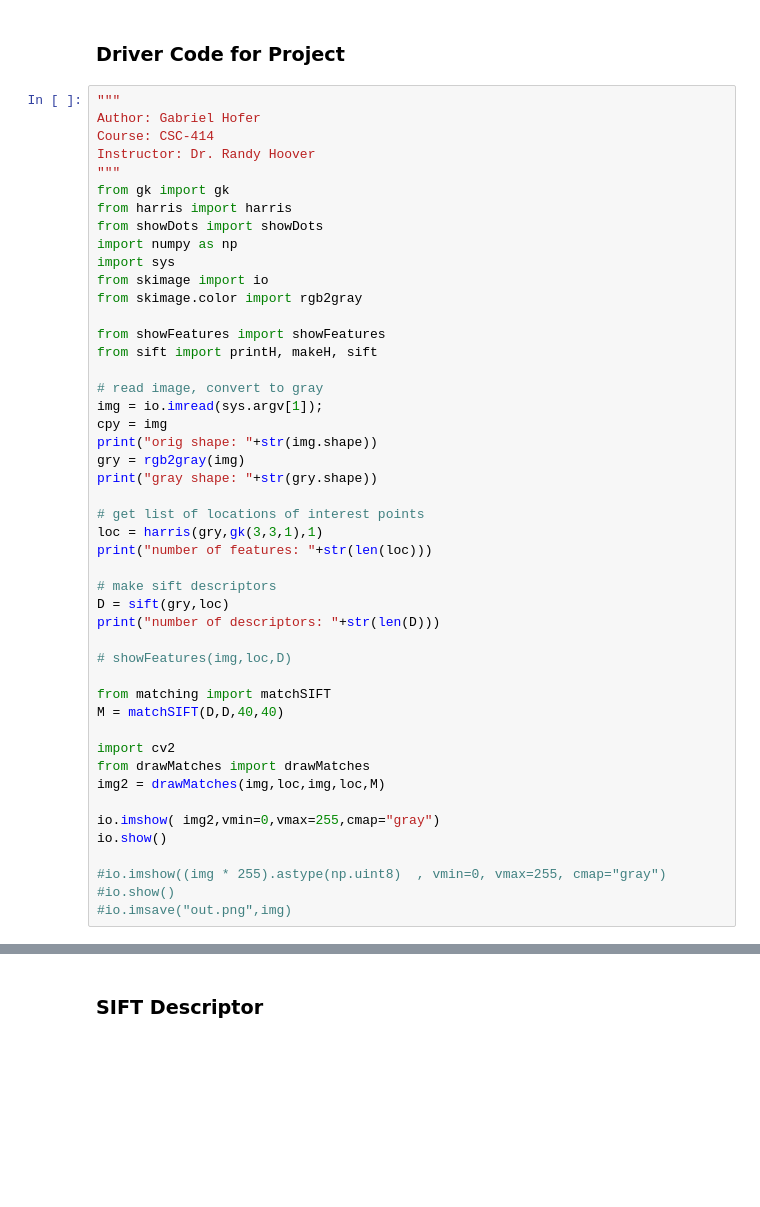
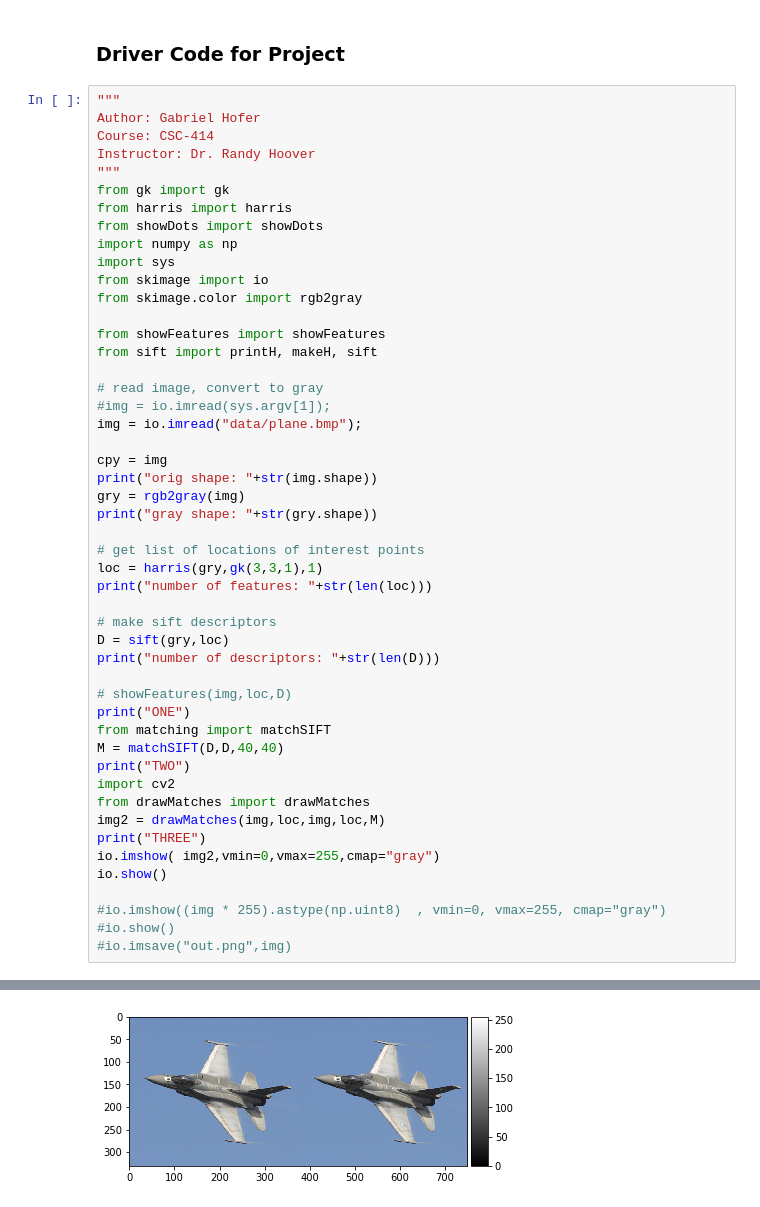
Before and after one commit to gabrielhofer560/CSC-414_P2, a Jupyter notebook: p2.ipynb, the cells around one changed output, grey strips where cells are left out. Drawn from its saved outputs; the diff is of its cells as text; blank space fills up the shorter version.

```diff
--- a/p2.ipynb
+++ b/p2.ipynb
@@ -85,7 +85,9 @@ from showFeatures import showFeatures
 from sift import printH, makeH, sift
 
 # read image, convert to gray
-img = io.imread(sys.argv[1]);
+#img = io.imread(sys.argv[1]);
+img = io.imread("data/plane.bmp");
+
 cpy = img
 print("orig shape: "+str(img.shape))
 gry = rgb2gray(img)
@@ -100,17 +102,18 @@ D = sift(gry,loc)
 print("number of descriptors: "+str(len(D)))
 
 # showFeatures(img,loc,D)
-
+print("ONE")
 from matching import matchSIFT
 M = matchSIFT(D,D,40,40)
-
+print("TWO")
 import cv2
 from drawMatches import drawMatches
 img2 = drawMatches(img,loc,img,loc,M)
-
+print("THREE")
 io.imshow( img2,vmin=0,vmax=255,cmap="gray")
 io.show()
 
 #io.imshow((img * 255).astype(np.uint8)  , vmin=0, vmax=255, cmap="gray")
 #io.show()
 #io.imsave("out.png",img)
+# %% [output]
@@ -117,2 +129 @@ io.show()
+[figure, added]
-# %% [markdown]
-### SIFT Descriptor
```
Also changed, not shown: parts of 10 cells of this notebook, 4 other files.
